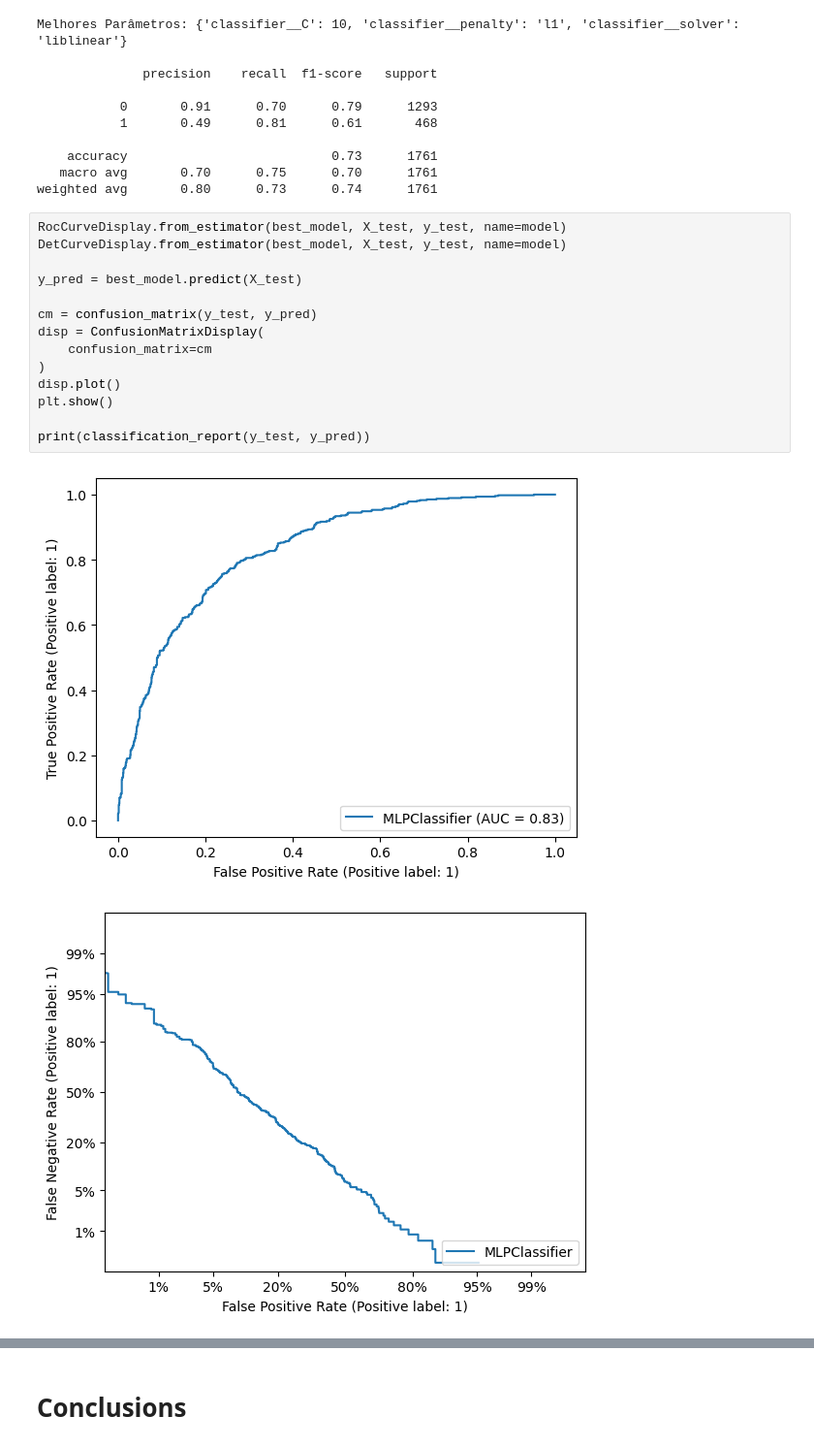
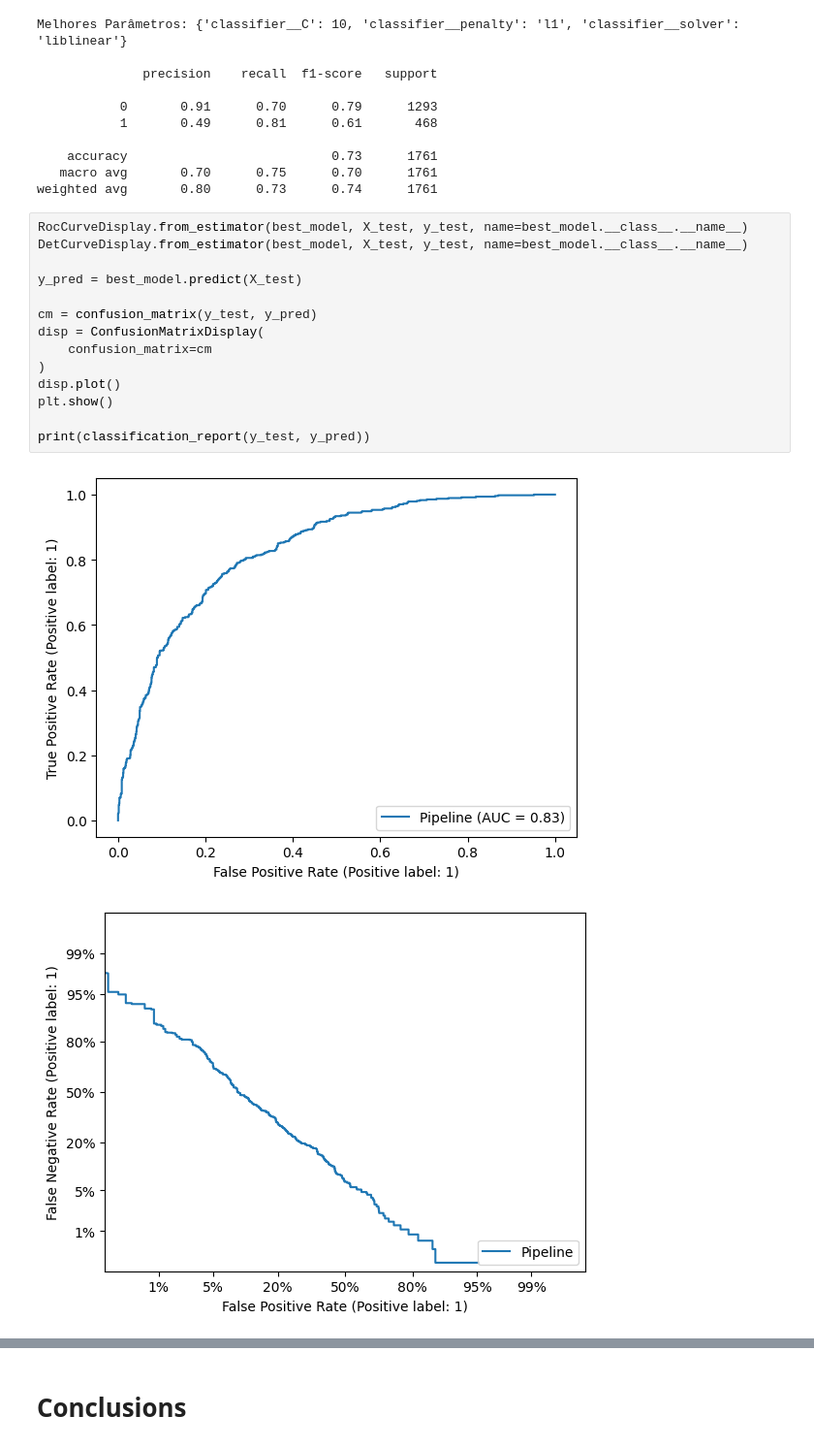
Before and after one commit to gabrielmotablima/DS002--churn-solutions--Telecom, a Jupyter notebook: churn_prediction.ipynb, the cells around one changed output, grey strips where cells are left out. Shown at 97% size. Drawn from its saved outputs; the diff is of its cells as text.

```diff
--- a/churn_prediction.ipynb
+++ b/churn_prediction.ipynb
@@ -288,22 +288,22 @@ Melhores Parâmetros: {'classifier__C': 10, 'classifier__penalty': 'l1', 'classi
    macro avg       0.70      0.75      0.70      1761
 weighted avg       0.80      0.73      0.74      1761
 # %%
-RocCurveDisplay.from_estimator(best_model, X_test, y_test, name=model)
-DetCurveDisplay.from_estimator(best_model, X_test, y_test, name=model)
+RocCurveDisplay.from_estimator(best_model, X_test, y_test, name=best_model.__class__.__name__)
+DetCurveDisplay.from_estimator(best_model, X_test, y_test, name=best_model.__class__.__name__)
 
 y_pred = best_model.predict(X_test)
 
 cm = confusion_matrix(y_test, y_pred)
 disp = ConfusionMatrixDisplay(
     confusion_matrix=cm
 )
 disp.plot()
 plt.show()
 
 print(classification_report(y_test, y_pred))
 # %% [output]
-[figure, old version]
+[figure, new version]
-[figure, old version]
+[figure, new version]
 [figure]
               precision    recall  f1-score   support
 
```
